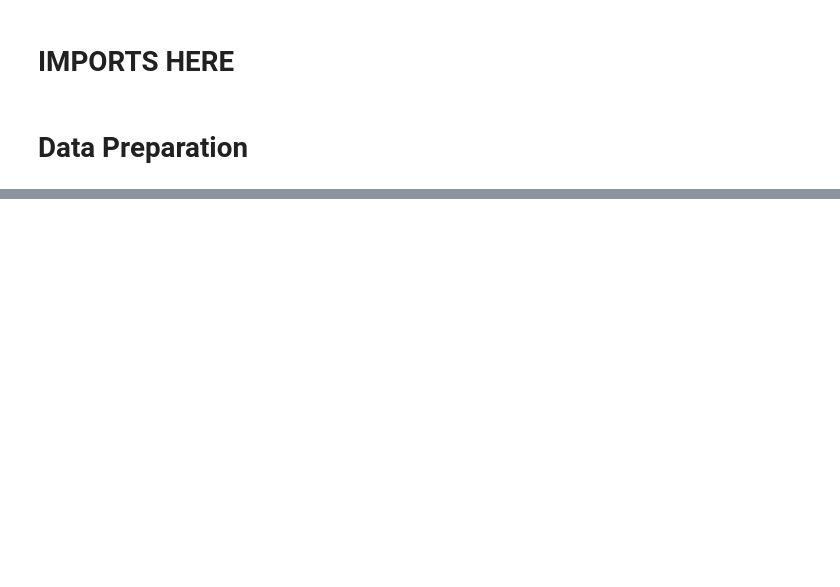
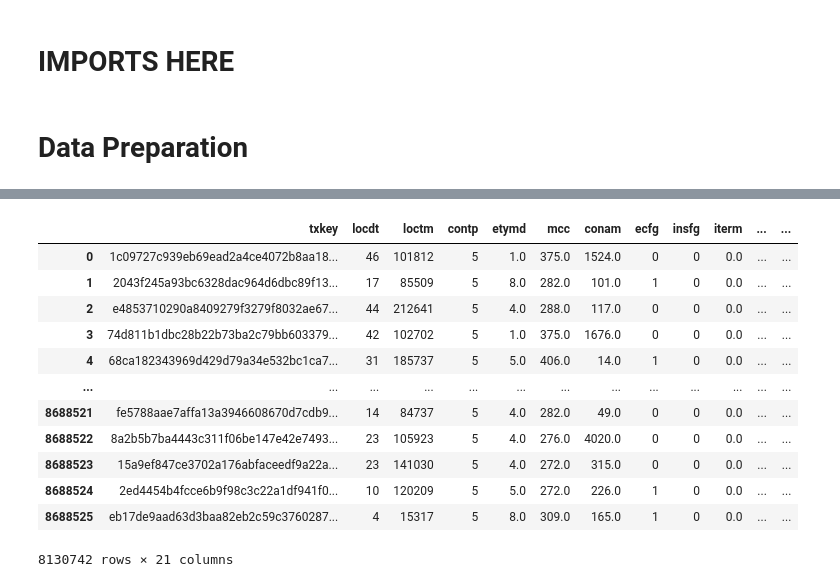
Before and after one commit to Seamonster541/Team-13---E.SUN, a Jupyter notebook: E.Sun.ipynb, the cells around one changed output, grey strips where cells are left out. Drawn from its saved outputs; the diff is of its cells as text; code cells hidden in the pictures; blank space fills up the shorter version.

```diff
--- a/E.Sun.ipynb
+++ b/E.Sun.ipynb
@@ -62,0 +49,5 @@ df
+# %%
+dropCol = ['chid', 'cano', 'mchno', 'acqic', 'stscd']
+df = df.drop(columns = dropCol)
+df = df.dropna()
+df.isna().any()
@@ -62,0 +72,17 @@ df
+# %%
+df_label_0 = df[df['label'] == 0]
+df_label_0
+# %% [output]
+|  | txkey | locdt | loctm | contp | etymd | mcc | conam | ecfg | insfg | iterm | ... | ... |
+| 0 | 1c09727c939eb69ead2a4ce4072b8aa18... | 46 | 101812 | 5 | 1.0 | 375.0 | 1524.0 | 0 | 0 | 0.0 | ... | ... |
+| 1 | 2043f245a93bc6328dac964d6dbc89f13... | 17 | 85509 | 5 | 8.0 | 282.0 | 101.0 | 1 | 0 | 0.0 | ... | ... |
+| 2 | e4853710290a8409279f3279f8032ae67... | 44 | 212641 | 5 | 4.0 | 288.0 | 117.0 | 0 | 0 | 0.0 | ... | ... |
+| 3 | 74d811b1dbc28b22b73ba2c79bb603379... | 42 | 102702 | 5 | 1.0 | 375.0 | 1676.0 | 0 | 0 | 0.0 | ... | ... |
+| 4 | 68ca182343969d429d79a34e532bc1ca7... | 31 | 185737 | 5 | 5.0 | 406.0 | 14.0 | 1 | 0 | 0.0 | ... | ... |
+| ... | ... | ... | ... | ... | ... | ... | ... | ... | ... | ... | ... | ... |
+| 8688521 | fe5788aae7affa13a3946608670d7cdb9... | 14 | 84737 | 5 | 4.0 | 282.0 | 49.0 | 0 | 0 | 0.0 | ... | ... |
+| 8688522 | 8a2b5b7ba4443c311f06be147e42e7493... | 23 | 105923 | 5 | 4.0 | 276.0 | 4020.0 | 0 | 0 | 0.0 | ... | ... |
+| 8688523 | 15a9ef847ce3702a176abfaceedf9a22a... | 23 | 141030 | 5 | 4.0 | 272.0 | 315.0 | 0 | 0 | 0.0 | ... | ... |
+| 8688524 | 2ed4454b4fcce6b9f98c3c22a1df941f0... | 10 | 120209 | 5 | 5.0 | 272.0 | 226.0 | 1 | 0 | 0.0 | ... | ... |
+| 8688525 | eb17de9aad63d3baa82eb2c59c3760287... | 4 | 15317 | 5 | 8.0 | 309.0 | 165.0 | 1 | 0 | 0.0 | ... | ... |
+8130742 rows × 21 columns
```
Also changed, not shown: parts of 15 cells of this notebook.
